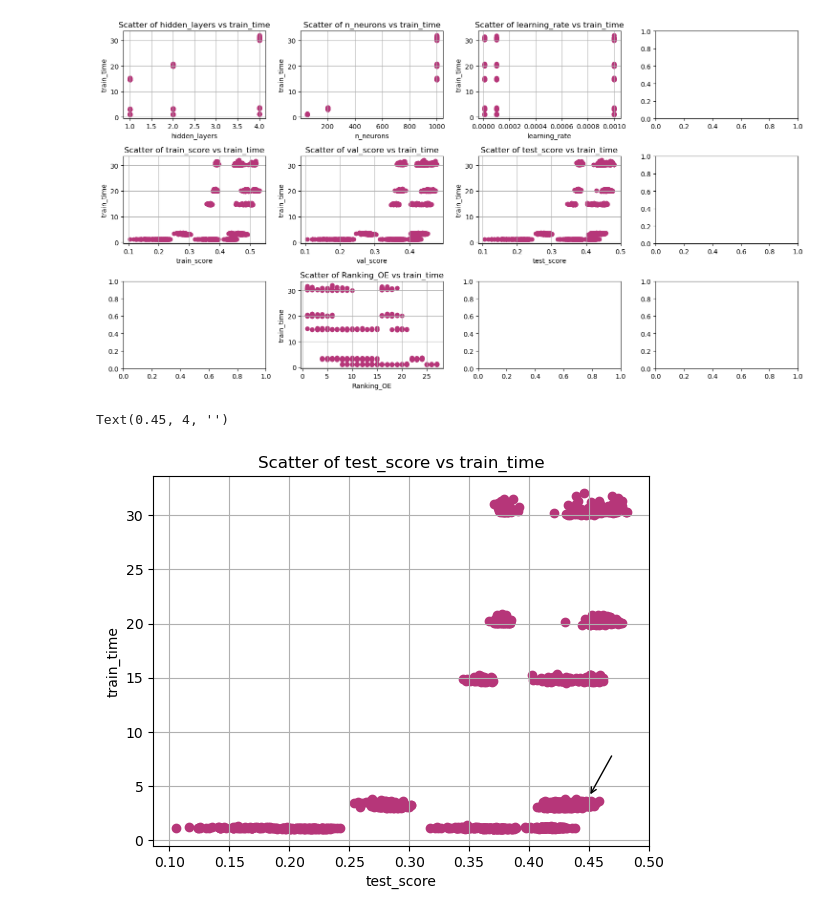
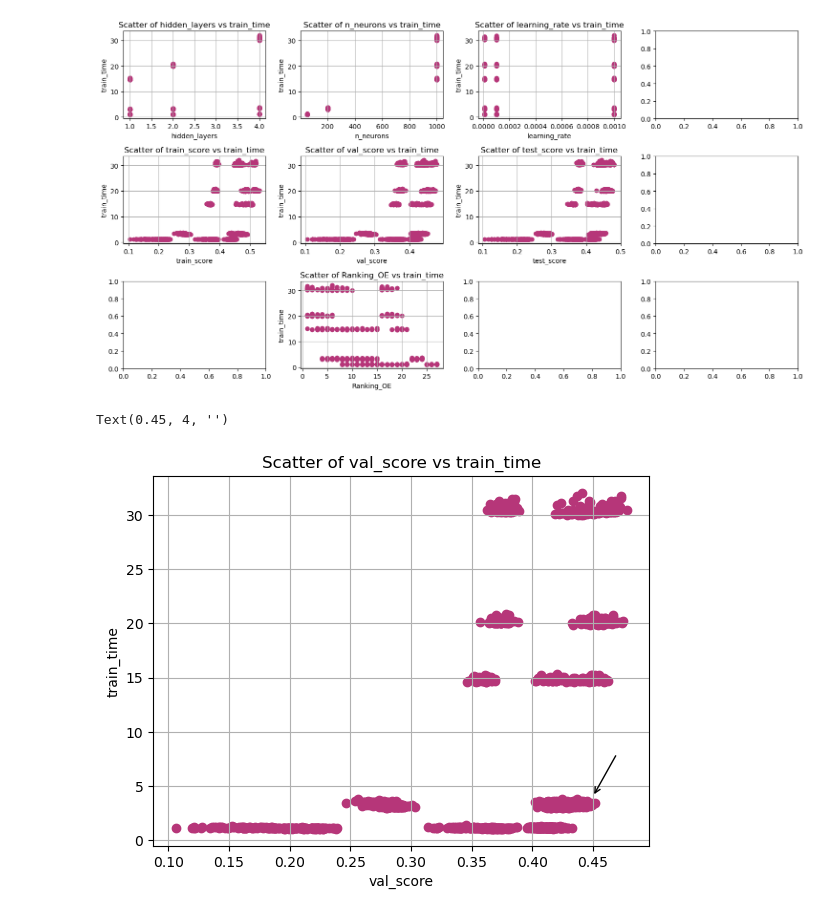
Before and after one commit to topsy-13/naiveautoml, a Jupyter notebook: python/naiveautoml/NAS/OE-Tests/One-Epoch_test.ipynb, the cells around one changed output. Drawn from its saved outputs; the diff is of its cells as text; code cells hidden in the pictures.

Commit message:
added scores in comparison

```diff
--- a/python/naiveautoml/NAS/OE-Tests/One-Epoch_test.ipynb
+++ b/python/naiveautoml/NAS/OE-Tests/One-Epoch_test.ipynb
@@ -400,17 +400,19 @@ Validation Accuracy: 0.3804
 # %% [markdown]
 # Result Analysis
 # %%
-metric = 'test_score'
+metric = 'val_score'
 # %%
 # Early Stopping Results
 early_stop_results = pd.read_excel("50 Epochs wo Increase_Results.xlsx")
 early_stop_results = process_architecture_results(early_stop_results, metric)
-early_stop_results.rename(columns={'Ranking': 'Ranking_ES'}, inplace=True)
+early_stop_results.rename(columns={'Ranking': 'Ranking_ES',
+                                   'val_score': 'val_score_ES'}, inplace=True)
 
 # One Epoch Results
 oe_50_runs = pd.read_excel('50 Experiments One Epoch.xlsx')
 oe_50_runs['confusion_matrices'] = oe_50_runs['confusion_matrices'].apply(string_to_matrix)
-oe_50_runs.rename(columns={'Ranking': 'Ranking_OE'}, inplace=True)
+oe_50_runs.rename(columns={'Ranking': 'Ranking_OE',
+                           'val_score': 'val_score_OE'}, inplace=True)
 # %%
 # Calculate the average ranking for each architecture in the 50 tests
 average_rankings_OE = oe_50_runs.groupby('ID')['Ranking_OE'].mean().reset_index().sort_values('Ranking_OE')
@@ -521,15 +524,13 @@ plt.tight_layout()
 # %% [output]
 [figure]
 # %%
-plot_correlation(oe_50_runs, 'test_score', var_2)
+plot_correlation(oe_50_runs, metric, var_2)
 
 # Coordinates for the arrow
 arrow_start = (0.45, 4)
 arrow_end = (0.47, 8)
-
-# Draw an arrow
 plt.annotate('', xy=arrow_end, xytext=arrow_start,
              arrowprops=dict(arrowstyle='<-', color='black', lw=1))
 # %% [output]
 Text(0.45, 4, '')
-[figure, old version]
+[figure, new version]
```
Also changed, not shown: parts of 4 cells of this notebook.
